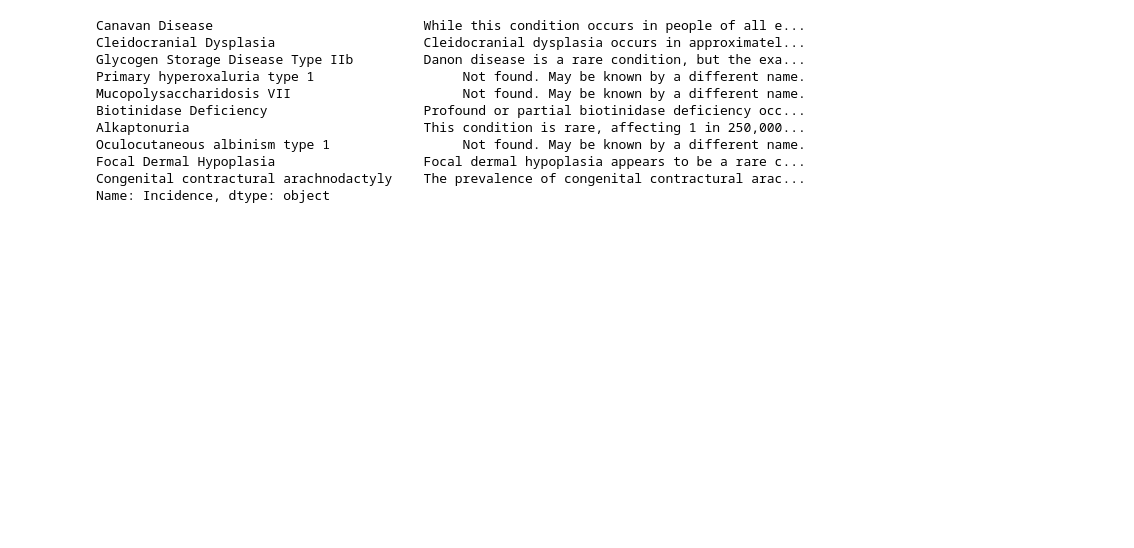
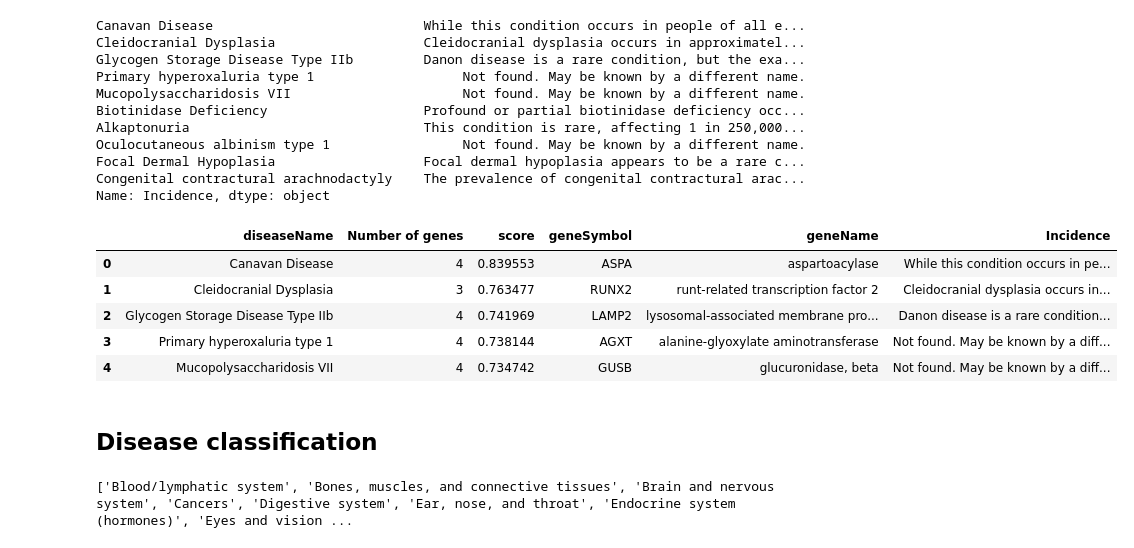
Before and after one commit to dbricare/datainc, a Jupyter notebook: genediseasedata.ipynb, the cells around one changed output. Drawn from its saved outputs; the diff is of its cells as text; code cells hidden in the pictures; blank space fills up the shorter version.

```diff
--- a/genediseasedata.ipynb
+++ b/genediseasedata.ipynb
@@ -198,6 +199,7 @@ Because diseases often have multiple names (e.g., Glycogen Storage Disease Type
 # Dictionary with known disease aliases
 alias = {}
 alias['Glycogen Storage Disease Type IIb'] = 'Danon disease'
+alias['Primary hyperoxaluria type 1'] = 'primary hyperoxaluria'
 
 # Create list of disease names
 dfthresh.sort_values('score', ascending=False, inplace=True)
@@ -205,8 +207,8 @@ idx = dfthresh.diseaseName.tolist()
 # print(idx)
 
 # Create list of urls
-dburl = 'http://ghr.nlm.nih.gov/condition/'
-urls = [dburl+str.lower(s.replace(' ','-')) for s in idx]
+dburl = 'http://ghr.nlm.nih.gov/'
+urls = [dburl+'condition/'+str.lower(s.replace(' ','-')) for s in idx]
 # print(len(urls))
 
 # Define function for retrieving incidence rate from page
@@ -222,8 +224,7 @@ def soupify(url):
 
 incid = []
 count = 0
-checked = []
-results = []
+checked = []   # For troubleshooting purposes
 for url in urls:
 
     res = soupify(url)
@@ -243,6 +244,5 @@ for url in urls:
     incid.append(holder.replace('\n',''))
     count += 1
     checked.append(url)
-    results.append(len(res))
 # %%
 incidser = pd.Series(incid, index=idx, name='Incidence')
@@ -270,0 +263,16 @@ colorseq = ['#1f77b4', '#aec7e8', '#ff7f0e', '#ffbb78', '#2ca02c',
+# %%
+inciddata = np.column_stack((np.array(idx),np.array(incid)))
+# inciddata[0,:]
+
+dfjustincid = pd.DataFrame(inciddata, columns=['diseaseName', 'Incidence'])
+dfincid = pd.merge(dfthresh, dfincid, on='diseaseName')
+dfincid.head()
+# %% [output]
+|  | diseaseName | Number of genes | score | geneSymbol | geneName | Incidence |
+| 0 | Canavan Disease | 4 | 0.839553 | ASPA | aspartoacylase | While this condition occurs in pe... |
+| 1 | Cleidocranial Dysplasia | 3 | 0.763477 | RUNX2 | runt-related transcription factor 2 | Cleidocranial dysplasia occurs in... |
+| 2 | Glycogen Storage Disease Type IIb | 4 | 0.741969 | LAMP2 | lysosomal-associated membrane pro... | Danon disease is a rare condition... |
+| 3 | Primary hyperoxaluria type 1 | 4 | 0.738144 | AGXT | alanine-glyoxylate aminotransferase | Not found. May be known by a diff... |
+| 4 | Mucopolysaccharidosis VII | 4 | 0.734742 | GUSB | glucuronidase, beta | Not found. May be known by a diff... |
+# %% [markdown]
+## Disease classification
@@ -270,0 +297,15 @@ colorseq = ['#1f77b4', '#aec7e8', '#ff7f0e', '#ffbb78', '#2ca02c',
+# %%
+links = []
+for a in range(len(res)):
+    links.append(str(res[a]).replace('<a href="/','').replace('</a>',''))
+# p = re.compile('<a href="/')
+p = re.compile('">\D+')
+# print(links[0])
+# print('')
+catlinks = [p.split(link)[0] for link in links]
+# print(catlinks)
+q = re.compile('\D+">')
+catnames = [q.split(link)[1] for link in links]
+# print(catnames)
+# %% [output]
+['Blood/lymphatic system', 'Bones, muscles, and connective tissues', 'Brain and nervous system', 'Cancers', 'Digestive system', 'Ear, nose, and throat', 'Endocrine system (hormones)', 'Eyes and vision ...
```
Also changed, not shown: parts of 14 cells of this notebook, 1 other file.
